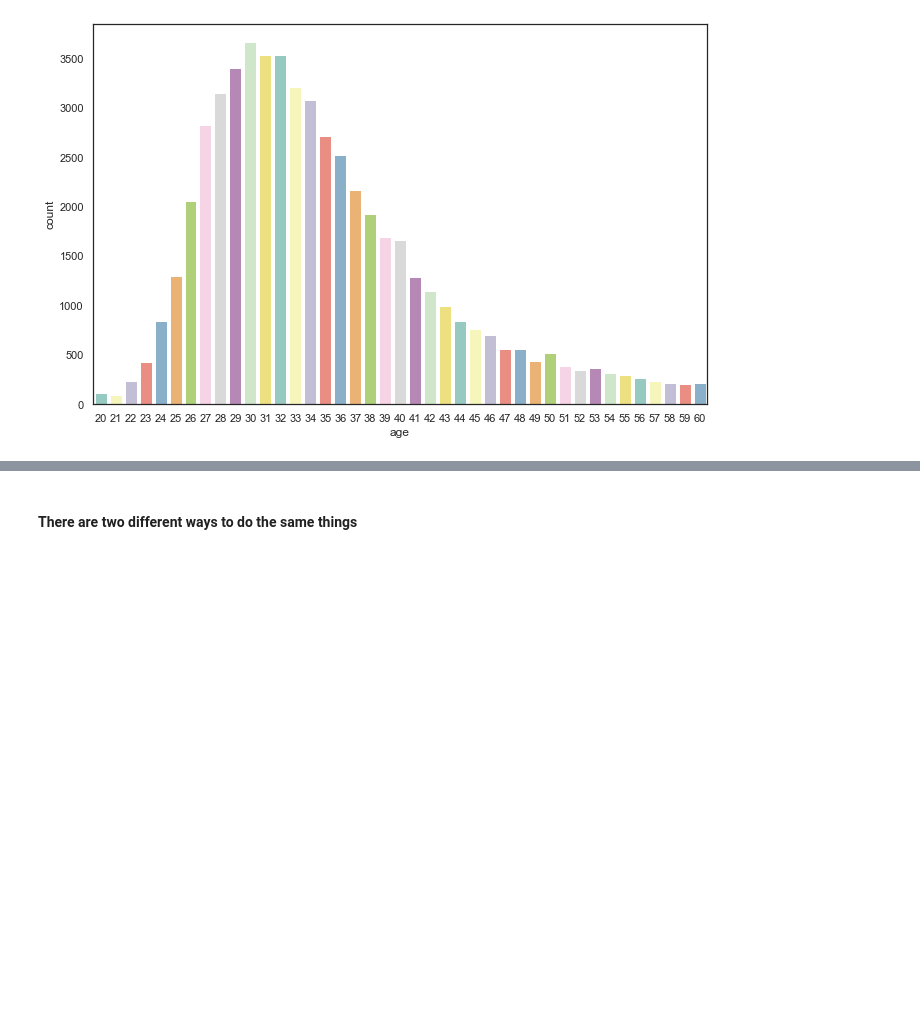
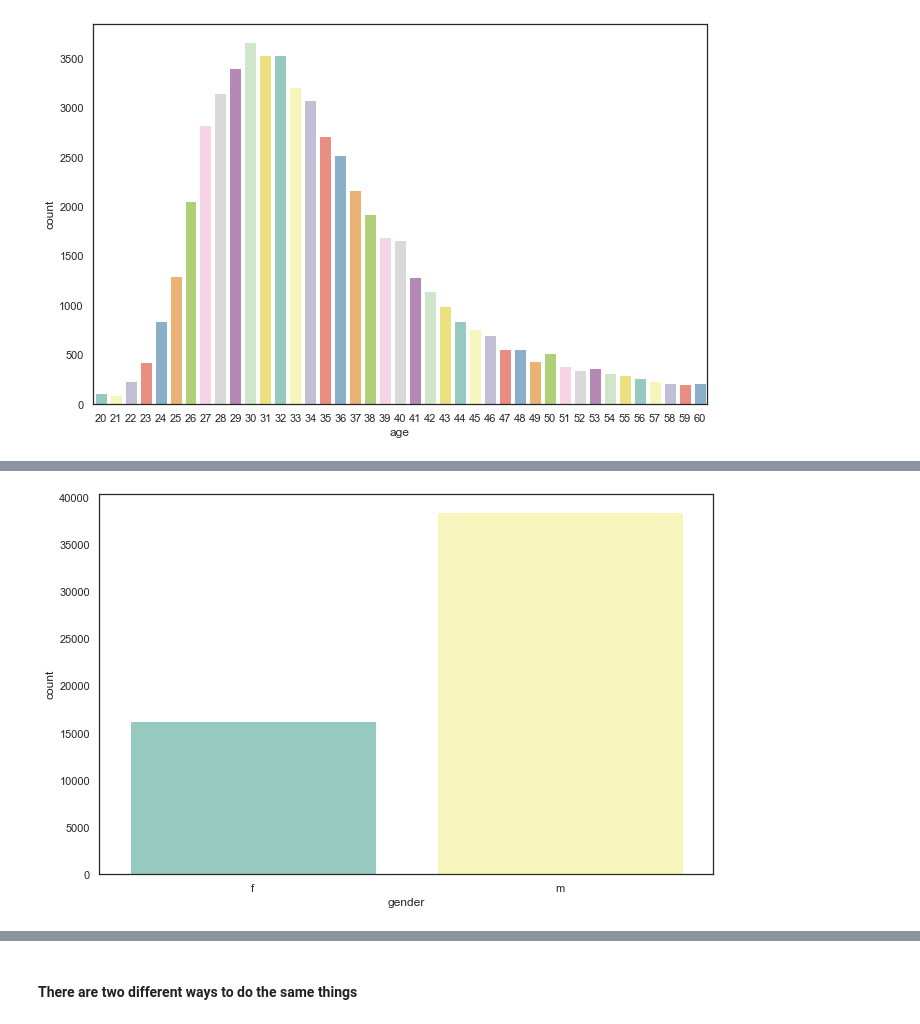
Before and after one commit to ivanvikhrev/ML-HR-analysis-case-study, a Jupyter notebook: model.ipynb, the cells around one changed output, grey strips where cells are left out. Drawn from its saved outputs; the diff is of its cells as text; code cells hidden in the pictures; blank space fills up the shorter version.

```diff
--- a/model.ipynb
+++ b/model.ipynb
@@ -100,0 +113,5 @@ data.describe()
+# %%
+sns.countplot(x='gender', data=data, palette="Set3")
+pass
+# %% [output]
+[figure, added]
```
Also changed, not shown: parts of 33 cells of this notebook.
